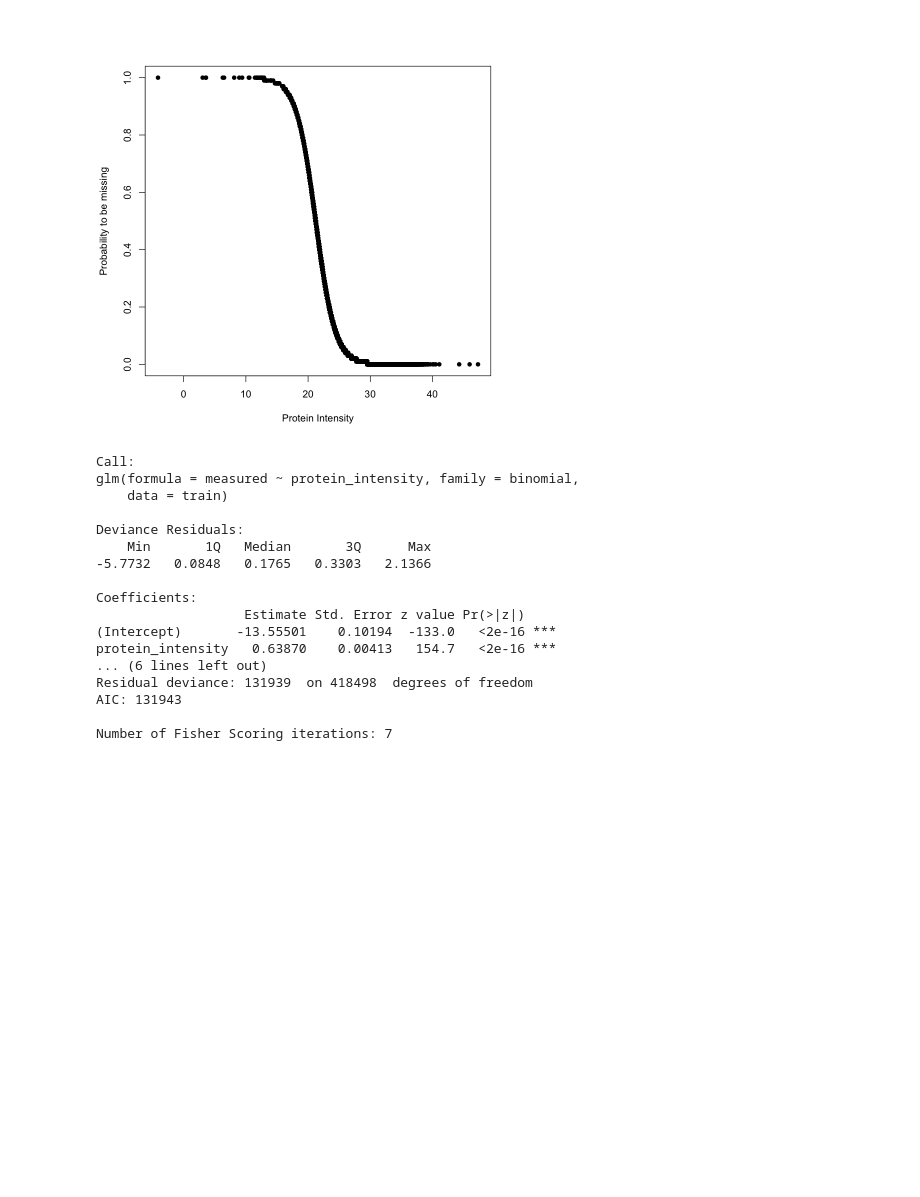
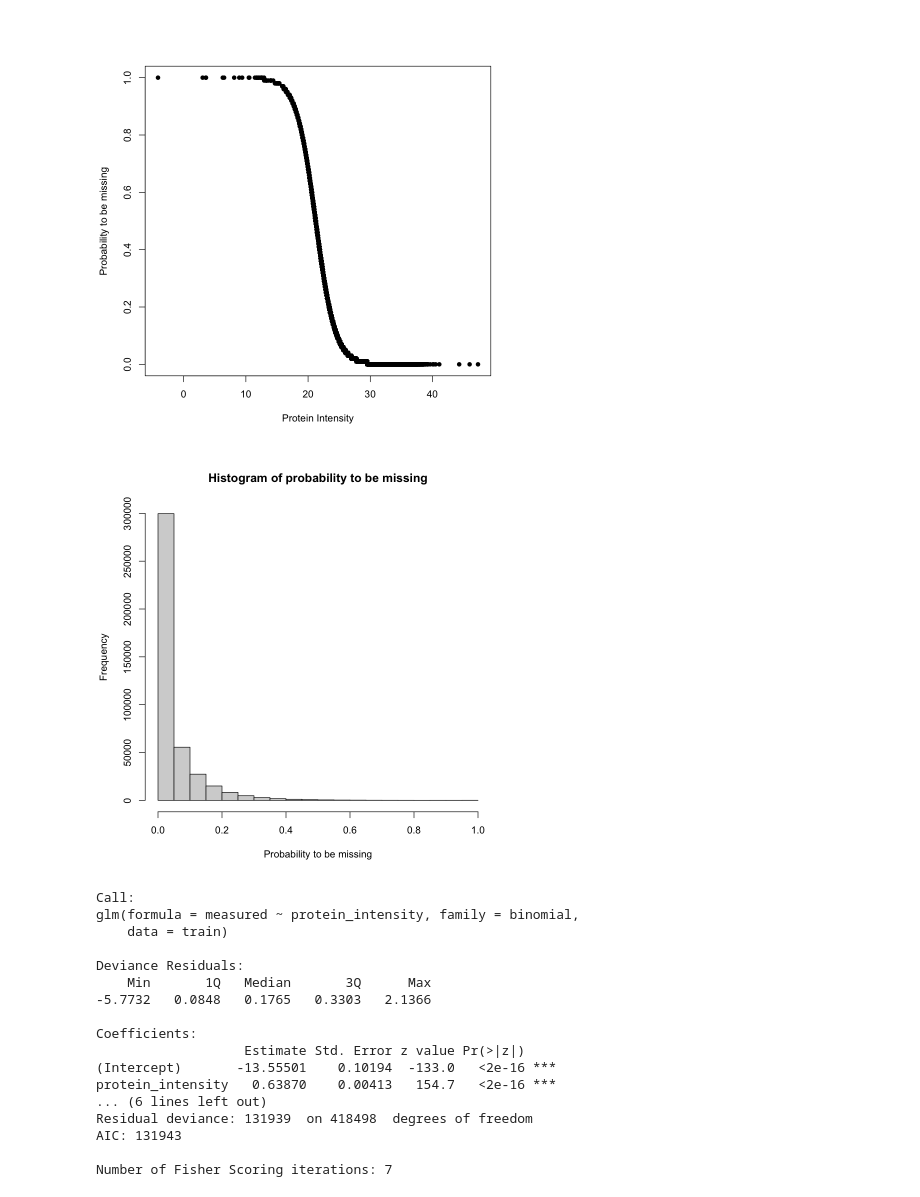
Before and after one commit to wxicu/proteinOutliersMissingValues, a Jupyter notebook: impute_missing.ipynb, the cells around one changed output. Drawn from its saved outputs; the diff is of its cells as text; code cells hidden in the pictures; blank space fills up the shorter version.

```diff
--- a/impute_missing.ipynb
+++ b/impute_missing.ipynb
@@ -137,6 +137,10 @@ A data.table: 6 × 6
 plot(train$protein_intensity, train$missing, pch = 16, cex = 1, ylab = "Probability to be missing", xlab = "Protein Intensity")
 # %% [output]
 [figure]
+# %%
+hist(train$missing, xlab = "Probability to be missing", main = "Histogram of probability to be missing")
+# %% [output]
+[figure, added]
 # %%
 summary(log_reg)
 # %% [output]
```
